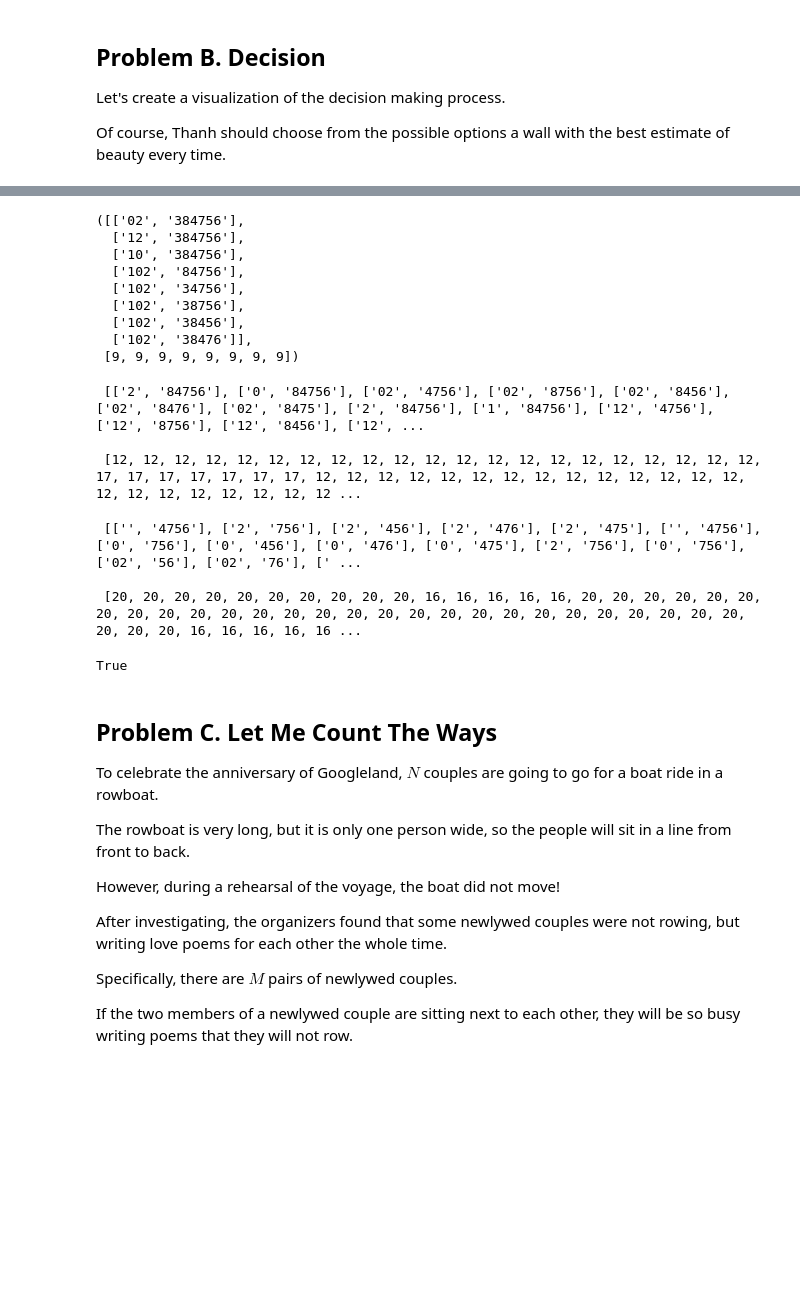
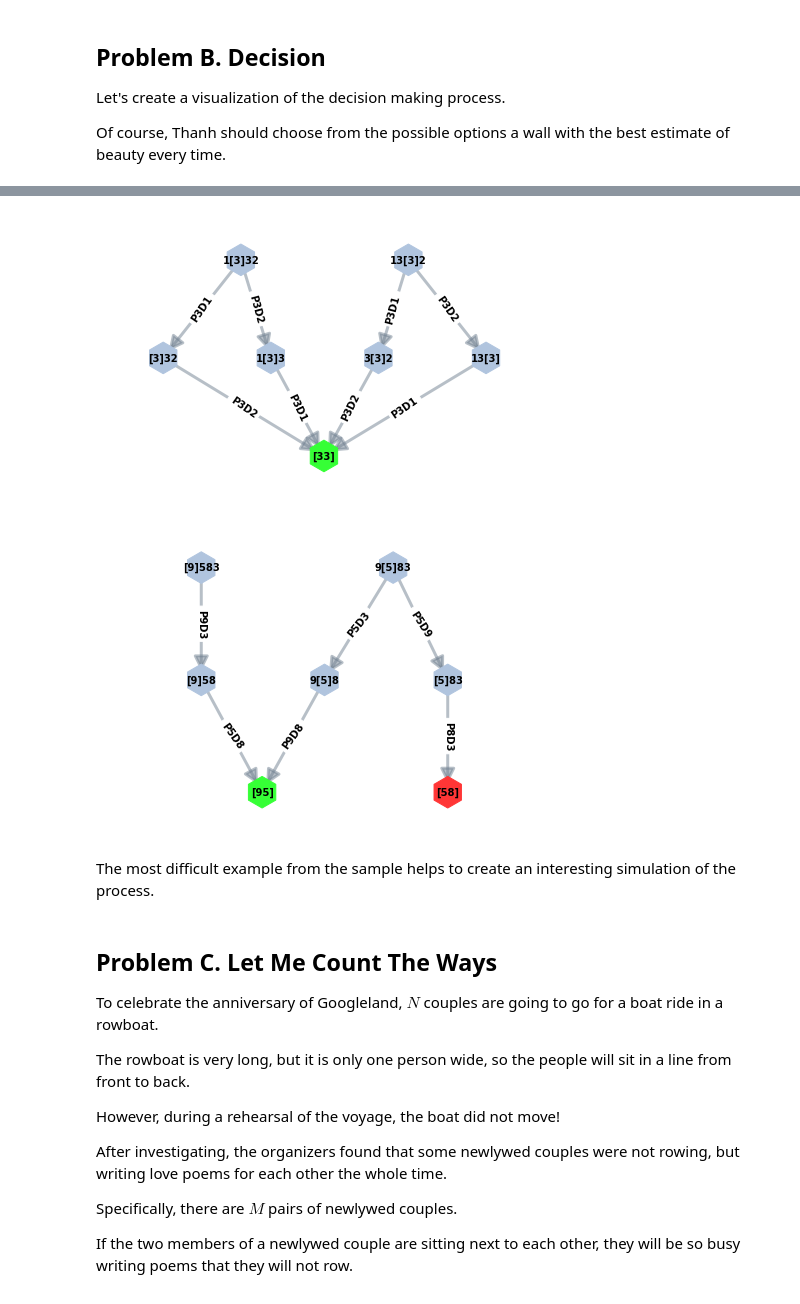
Before and after one commit to OlgaBelitskaya/colab_notebooks, a Jupyter notebook: kickstart_h2018.ipynb, the cells around one changed output, grey strips where cells are left out. Drawn from its saved outputs; the diff is of its cells as text; code cells hidden in the pictures; blank space fills up the shorter version.

```diff
--- a/kickstart_h2018.ipynb
+++ b/kickstart_h2018.ipynb
@@ -405,47 +335,33 @@ def wall_after_destroying(S, B):
-# %%
-# Day 1
-bs = '1029384756'
-b, k = int(max(bs)), bs.index(max(bs))
-S = []; N = len(bs) // 2
-for i in range(len(bs)-1):
-    if i < k:
-        S.append([bs[:i] + bs[i+1:k], bs[k+1:]])
-    elif i > k:
-        S.append([bs[:k], bs[k+1:i] + bs[i+1:]])
-B = (len(bs) - 2) * [b]
-S, B
-# %% [output]
-([['02', '384756'],
-  ['12', '384756'],
-  ['10', '384756'],
-  ['102', '84756'],
-  ['102', '34756'],
-  ['102', '38756'],
-  ['102', '38456'],
-  ['102', '38476']],
- [9, 9, 9, 9, 9, 9, 9, 9])
-# %%
-# Day 2
-S, B = wall_after_painting(S, B)
-S, B = wall_after_destroying(S, B)
-print('\n', S, '\n\n', B)
-# %% [output]
- [['2', '84756'], ['0', '84756'], ['02', '4756'], ['02', '8756'], ['02', '8456'], ['02', '8476'], ['02', '8475'], ['2', '84756'], ['1', '84756'], ['12', '4756'], ['12', '8756'], ['12', '8456'], ['12', ...
-
- [12, 12, 12, 12, 12, 12, 12, 12, 12, 12, 12, 12, 12, 12, 12, 12, 12, 12, 12, 12, 12, 17, 17, 17, 17, 17, 17, 17, 12, 12, 12, 12, 12, 12, 12, 12, 12, 12, 12, 12, 12, 12, 12, 12, 12, 12, 12, 12, 12, 12 ...
-# %%
-# Day 3
-S, B = wall_after_painting(S, B)
-S, B = wall_after_destroying(S, B)
-print('\n', S, '\n\n', B)
-# %% [output]
- [['', '4756'], ['2', '756'], ['2', '456'], ['2', '476'], ['2', '475'], ['', '4756'], ['0', '756'], ['0', '456'], ['0', '476'], ['0', '475'], ['2', '756'], ['0', '756'], ['02', '56'], ['02', '76'], [' ...
-
- [20, 20, 20, 20, 20, 20, 20, 20, 20, 20, 16, 16, 16, 16, 16, 20, 20, 20, 20, 20, 20, 20, 20, 20, 20, 20, 20, 20, 20, 20, 20, 20, 20, 20, 20, 20, 20, 20, 20, 20, 20, 20, 20, 20, 20, 16, 16, 16, 16, 16 ...
-# %%
-len(S) == len(B)
-# %% [output]
-True
+# %%
+# Case 1
+GG1 = nx.DiGraph()
+GG1.add_edges_from([('1[3]32','[3]32'), ('13[3]2','3[3]2'),
+                    ('1[3]32','1[3]3'), ('13[3]2','13[3]'),
+                    ('[3]32', '[33]'), ('3[3]2', '[33]'),
+                    ('1[3]3', '[33]'), ('13[3]', '[33]')])
+node_colors1 = 6 * ['lightsteelblue'] + ['#36ff36']
+edge_labels1 = {('1[3]32','[3]32'):'P3D1', ('13[3]2','3[3]2'):'P3D1',
+                ('1[3]32','1[3]3'):'P3D2', ('13[3]2','13[3]'):'P3D2',
+                ('[3]32', '[33]'):'P3D2', ('3[3]2', '[33]'):'P3D2',
+                ('1[3]3', '[33]'):'P3D1', ('13[3]', '[33]'):'P3D1'}
+# Case 2
+GG2 = nx.DiGraph()
+GG2.add_edges_from([('[9]583','[9]58'), ('[9]58', '[95]'),
+                   ('9[5]83','9[5]8'), ('9[5]83','[5]83'),
+                   ('9[5]8','[95]'), ('[5]83','[58]')])
+node_colors2 = 2 * ['lightsteelblue'] + ['#36ff36'] + \
+               3 * ['lightsteelblue'] + ['#ff3636']
+edge_labels2 = {('[9]583','[9]58'):'P9D3', ('[9]58','[95]'):'P5D8',
+                ('9[5]83','9[5]8'):'P5D3', ('9[5]83','[5]83'):'P5D9',
+                ('9[5]8','[95]'):'P9D8', ('[5]83','[58]'):'P8D3'}
+
+draw_digraph(GG1, edge_labels1, node_colors1, 7, 5)
+draw_digraph(GG2, edge_labels2, node_colors2, 7, 5)
+# %% [output]
+[figure, added]
+[figure, added]
+# %% [markdown]
+The most difficult example from the sample helps to create an interesting  simulation of the process.
 # %% [markdown]
 ## Problem C. Let Me Count The Ways
 
```
Also changed, not shown: parts of 3 cells of this notebook.
